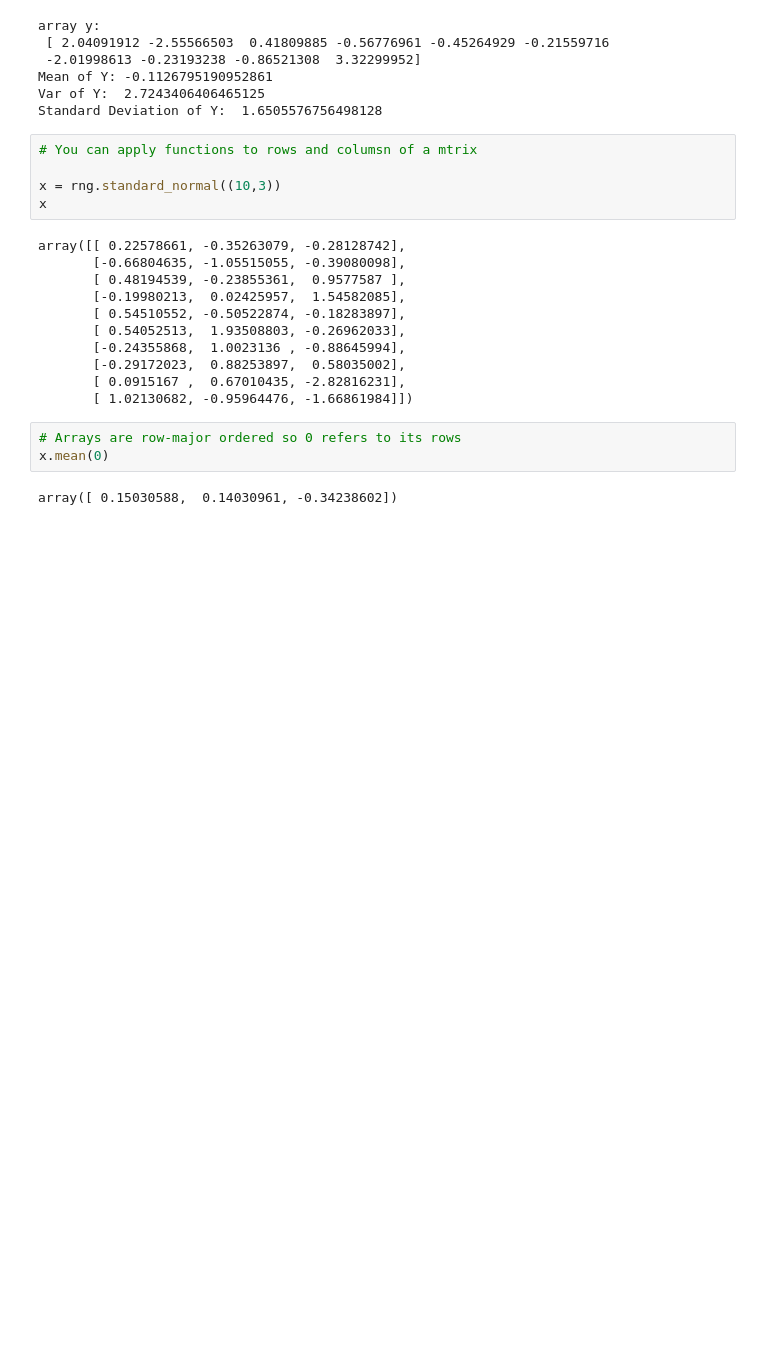
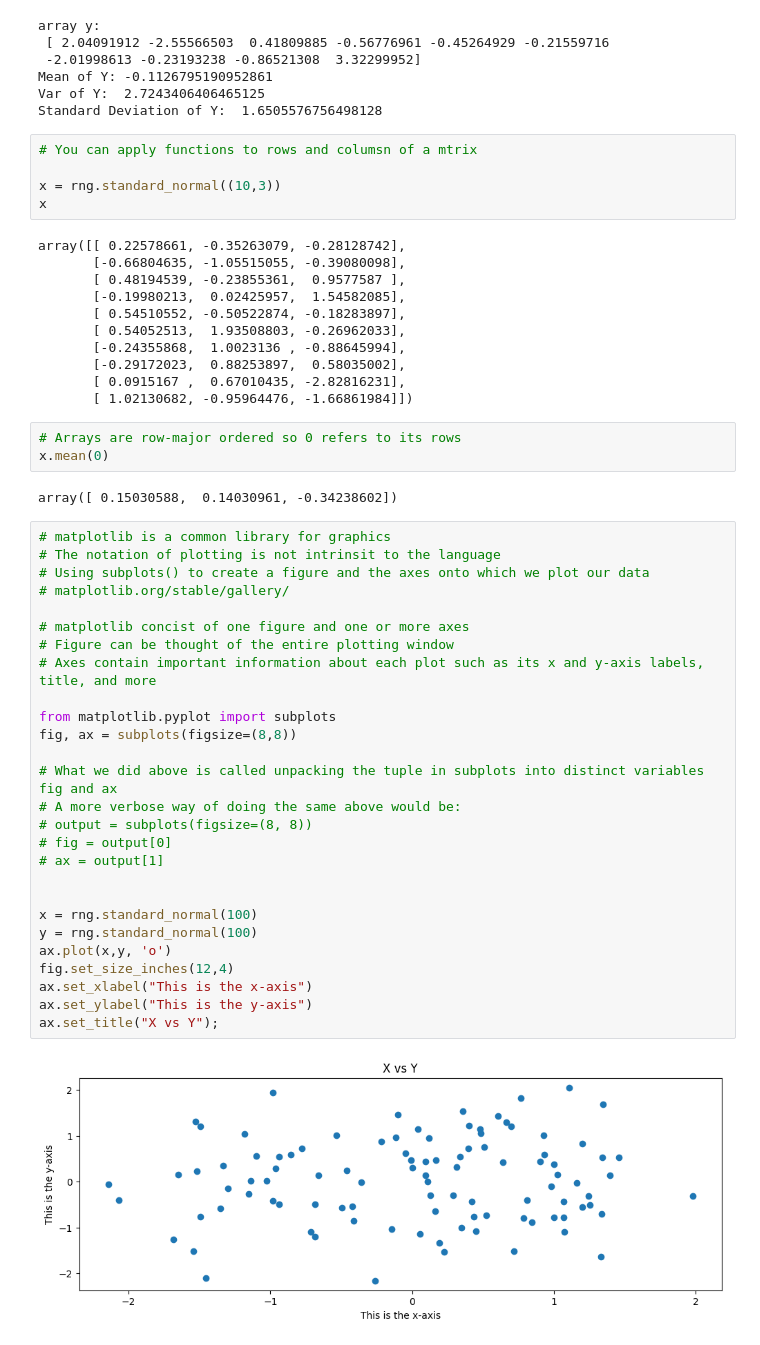
Before and after one commit to JonnyV-22/Python-Scratch-Repo, a Jupyter notebook: python_work/ISLP/Chapter_2_Intro.ipynb, the cells around one changed output. Drawn from its saved outputs; the diff is of its cells as text; blank space fills up the shorter version.

Commit message:
save files and explore matplotlib examples

```diff
--- a/python_work/ISLP/Chapter_2_Intro.ipynb
+++ b/python_work/ISLP/Chapter_2_Intro.ipynb
@@ -250,3 +250,32 @@ array([[ 0.22578661, -0.35263079, -0.28128742],
 x.mean(0)
 # %% [output]
 array([ 0.15030588,  0.14030961, -0.34238602])
+# %%
+# matplotlib is a common library for graphics
+# The notation of plotting is not intrinsit to the language
+# Using subplots() to create a figure and the axes onto which we plot our data
+# matplotlib.org/stable/gallery/
+
+# matplotlib concist of one figure and one or more axes
+# Figure can be thought of the entire plotting window
+# Axes contain important information about each plot such as its x and y-axis labels, title, and more
+
+from matplotlib.pyplot import subplots
+fig, ax = subplots(figsize=(8,8))
+
+# What we did above is called unpacking the tuple in subplots into distinct variables fig and ax
+# A more verbose way of doing the same above would be:
+# output = subplots(figsize=(8, 8))
+# fig = output[0]
+# ax = output[1]
+
+
+x = rng.standard_normal(100)
+y = rng.standard_normal(100)
+ax.plot(x,y, 'o')
+fig.set_size_inches(12,4)
+ax.set_xlabel("This is the x-axis")
+ax.set_ylabel("This is the y-axis")
+ax.set_title("X vs Y");
+# %% [output]
+[figure, added]
```
Also changed, not shown: parts of 5 cells of this notebook, 2 other files.
